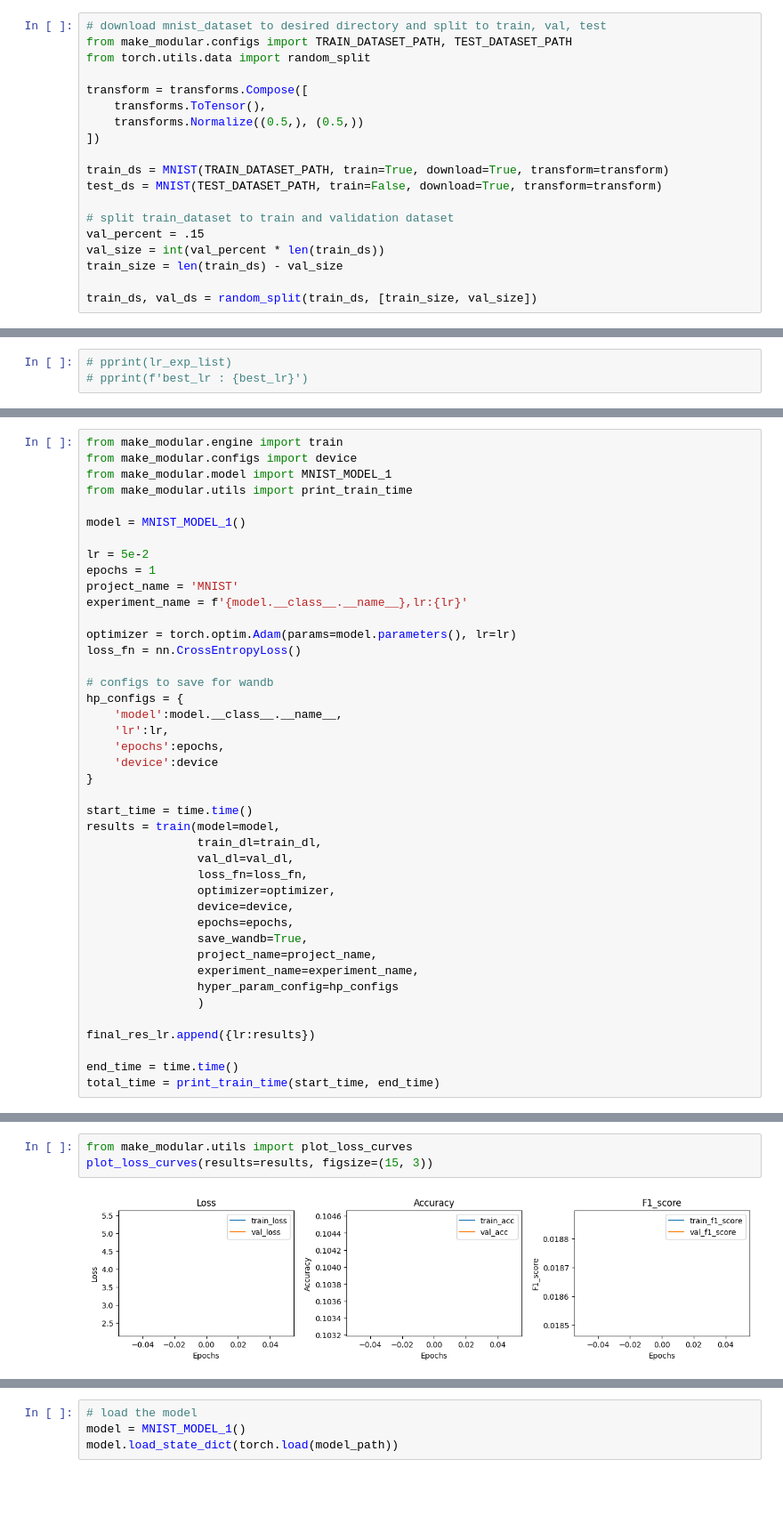
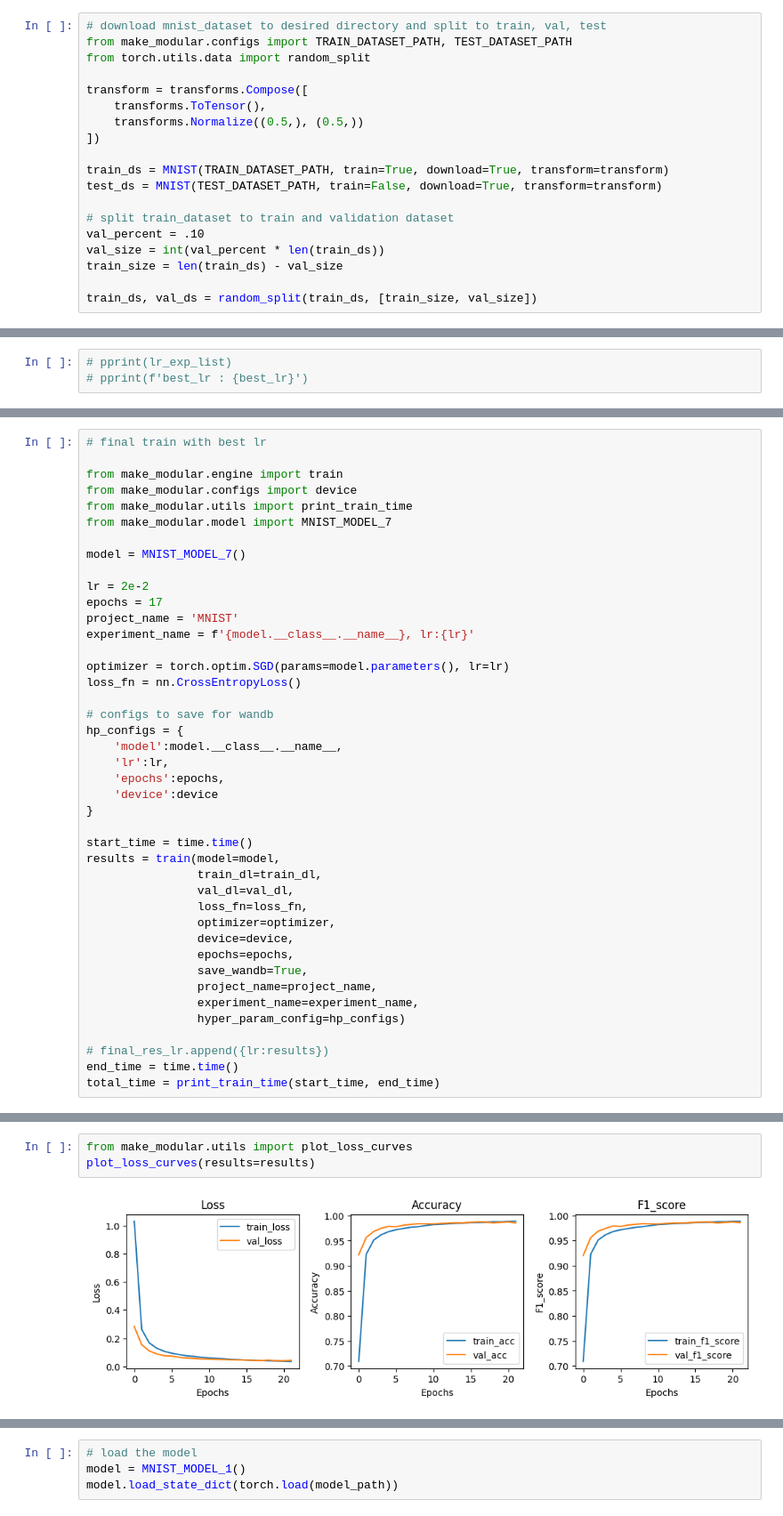
Before and after one commit to hosseinkh79/Prob_2, a Jupyter notebook: mnist.ipynb, the cells around one changed output, grey strips where cells are left out. Shown at 89% size. Saved outputs shown, nothing was run; the diff lists cells and outputs as text; blank space fills up the shorter version.

```diff
--- a/mnist.ipynb
+++ b/mnist.ipynb
@@ -25,7 +26,7 @@ train_ds = MNIST(TRAIN_DATASET_PATH, train=True, download=True, transform=transf
 test_ds = MNIST(TEST_DATASET_PATH, train=False, download=True, transform=transform)
 
 # split train_dataset to train and validation dataset
-val_percent = .15
+val_percent = .10
 val_size = int(val_percent * len(train_ds))
 train_size = len(train_ds) - val_size
 
@@ -103,17 +143,19 @@ final_res_lr =  []
 # %%
+# final train with best lr
+
 from make_modular.engine import train
 from make_modular.configs import device
-from make_modular.model import MNIST_MODEL_1
 from make_modular.utils import print_train_time
+from make_modular.model import MNIST_MODEL_7
 
-model = MNIST_MODEL_1()
+model = MNIST_MODEL_7()
 
-lr = 5e-2
-epochs = 1
+lr = 2e-2
+epochs = 17
 project_name = 'MNIST'
-experiment_name = f'{model.__class__.__name__},lr:{lr}'
+experiment_name = f'{model.__class__.__name__}, lr:{lr}'
 
-optimizer = torch.optim.Adam(params=model.parameters(), lr=lr)
+optimizer = torch.optim.SGD(params=model.parameters(), lr=lr)
 loss_fn = nn.CrossEntropyLoss()
 
 # configs to save for wandb
@@ -135,11 +177,9 @@ results = train(model=model,
                 save_wandb=True,
                 project_name=project_name,
                 experiment_name=experiment_name,
-                hyper_param_config=hp_configs
-                )
+                hyper_param_config=hp_configs)
 
-final_res_lr.append({lr:results})
-
+# final_res_lr.append({lr:results})
 end_time = time.time()
 total_time = print_train_time(start_time, end_time)
 # %% [output]
@@ -209,7 +228,7 @@ Train time: 1.673 minutes
 # %%
 from make_modular.utils import plot_loss_curves
-plot_loss_curves(results=results, figsize=(15, 3))
+plot_loss_curves(results=results)
 # %% [output]
-[figure, old version]
+[figure, new version]
 # %%
 # save the model
```
Also changed, not shown: parts of 15 cells of this notebook, 4 other files.
